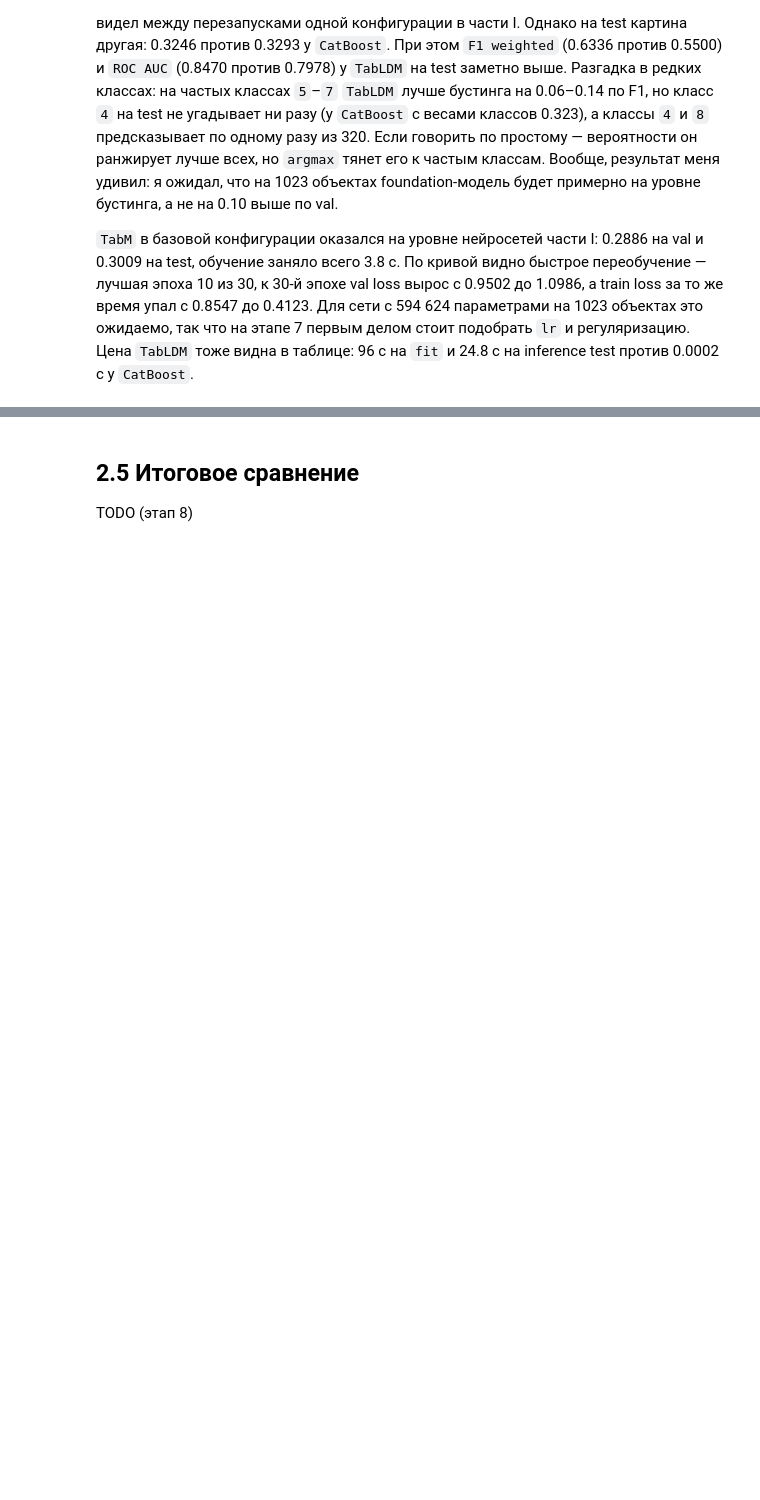
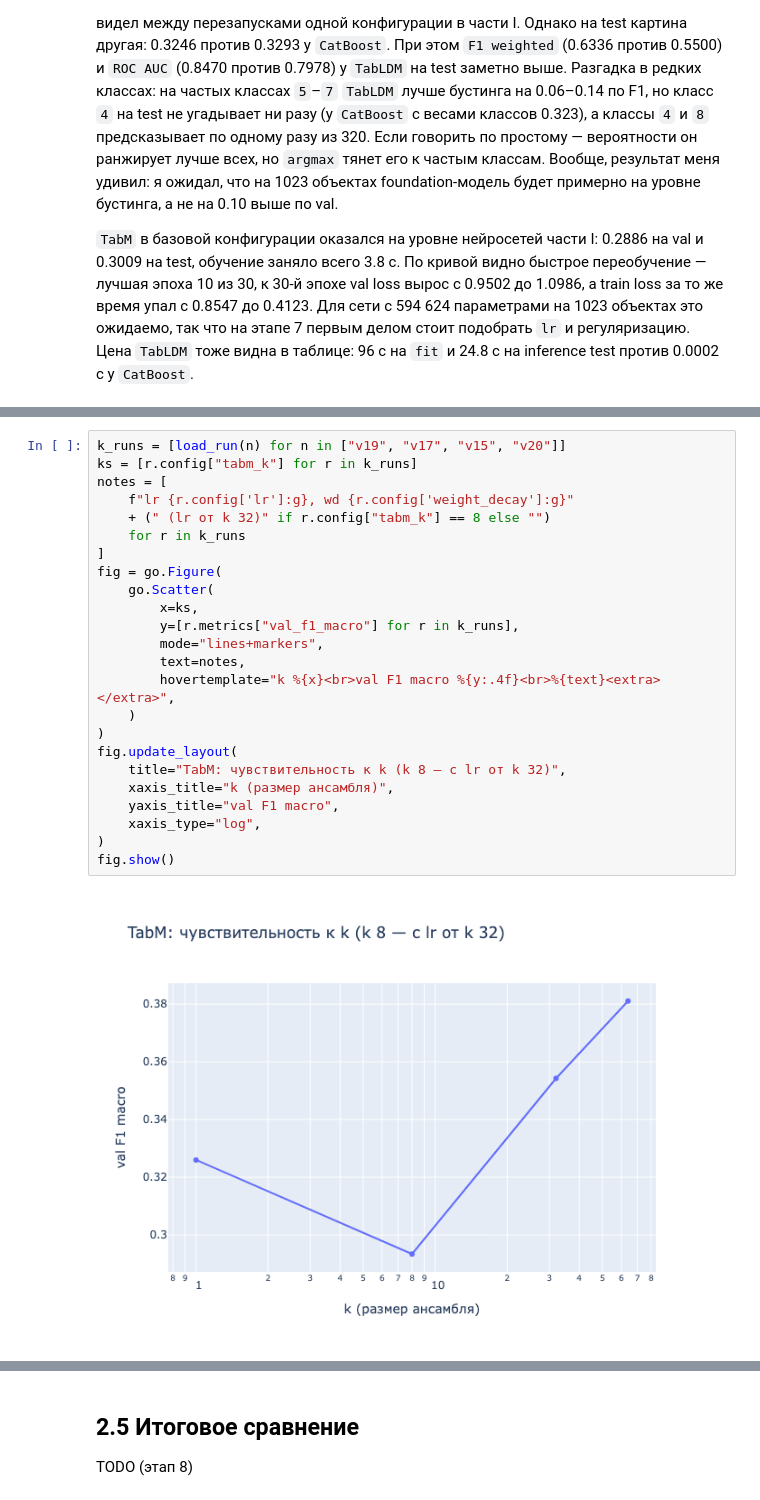
Before and after one commit to 2made1ra/ml-3, a Jupyter notebook: lab-1/lab-1.ipynb, the cells around one changed output, grey strips where cells are left out. Cells and saved outputs as stored; diff of their text form; blank space fills up the shorter version.

```diff
--- a/lab-1/lab-1.ipynb
+++ b/lab-1/lab-1.ipynb
@@ -785,0 +1038,26 @@ TODO (этап 7: базовые конфигурации, эксперимен
+# %%
+k_runs = [load_run(n) for n in ["v19", "v17", "v15", "v20"]]
+ks = [r.config["tabm_k"] for r in k_runs]
+notes = [
+    f"lr {r.config['lr']:g}, wd {r.config['weight_decay']:g}"
+    + (" (lr от k 32)" if r.config["tabm_k"] == 8 else "")
+    for r in k_runs
+]
+fig = go.Figure(
+    go.Scatter(
+        x=ks,
+        y=[r.metrics["val_f1_macro"] for r in k_runs],
+        mode="lines+markers",
+        text=notes,
+        hovertemplate="k %{x}<br>val F1 macro %{y:.4f}<br>%{text}<extra></extra>",
+    )
+)
+fig.update_layout(
+    title="TabM: чувствительность к k (k 8 — с lr от k 32)",
+    xaxis_title="k (размер ансамбля)",
+    yaxis_title="val F1 macro",
+    xaxis_type="log",
+)
+fig.show()
+# %% [output]
+[figure, added]
```
Also changed, not shown: parts of 11 cells of this notebook, 1 other file.
